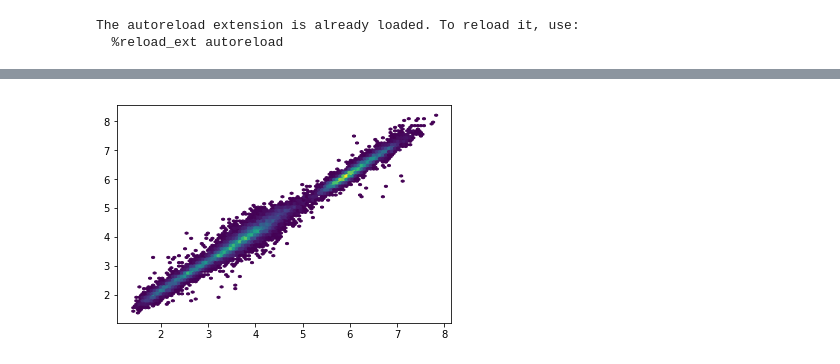
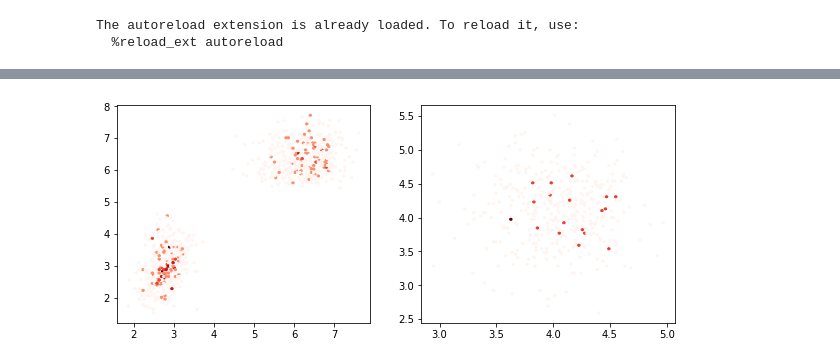
Before and after one commit to LiamWilbraham/pychemlp, a Jupyter notebook: examples/examples.ipynb, the cells around one changed output, grey strips where cells are left out. Cells and saved outputs as stored; diff of their text form; code cells hidden in the pictures.

```diff
--- a/examples/examples.ipynb
+++ b/examples/examples.ipynb
@@ -19,3 +18,4 @@ nn.build_network()
 # %%
-nn.train(learning_rate=0.01, batch_size=50, epochs=50)
+nn.build_network(dropout=0.2)
+nn.train(learning_rate=0.01, batch_size=32, epochs=50)
 y, pred = nn.evaluate()
@@ -34,7 +22,17 @@ Epoch 6/50
-# %%
-import matplotlib.pyplot as plt
-
-plt.hexbin(pred, y, mincnt=1)
-plt.show()
-# %% [output]
-[figure, removed]
+# %%
+import matplotlib.pyplot as plt
+import numpy as np
+from matplotlib.colors import LogNorm
+
+fig, ax = plt.subplots(1, 2, figsize=(10, 4))
+
+pot_pred = np.vstack([pred[:,0], pred[:,1]])
+gap_pred = pred[:,2]
+pot_test = np.vstack([y[:,0], y[:,1]])
+gap_test = y[:,2]
+
+ax[0].hexbin(pot_pred, pot_test, mincnt=1, cmap='Reds', norm=LogNorm())
+ax[1].hexbin(gap_pred, gap_test, mincnt=1, cmap='Reds', norm=LogNorm())
+plt.show()
+# %% [output]
+[figure, added]
```
Also changed, not shown: parts of 2 cells of this notebook, 1 other file.
